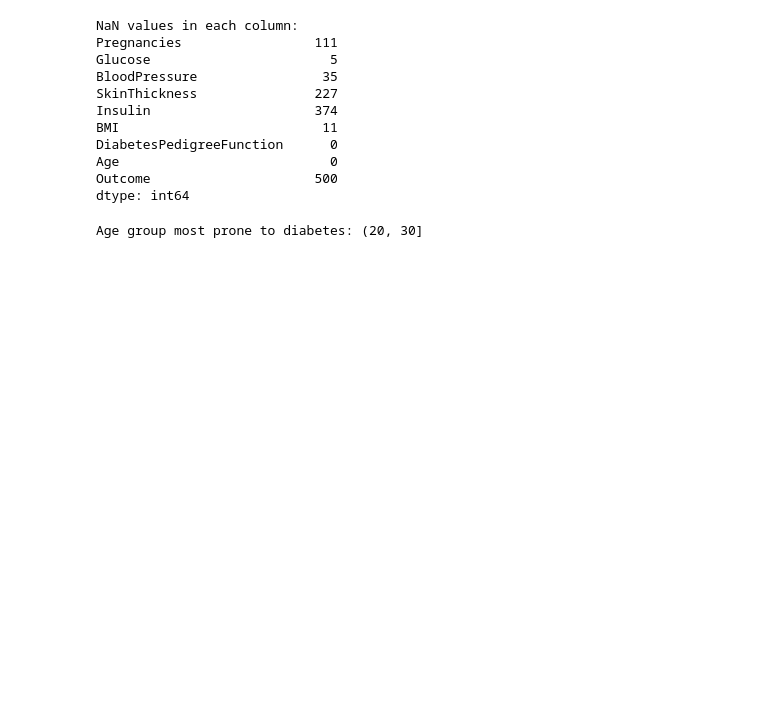
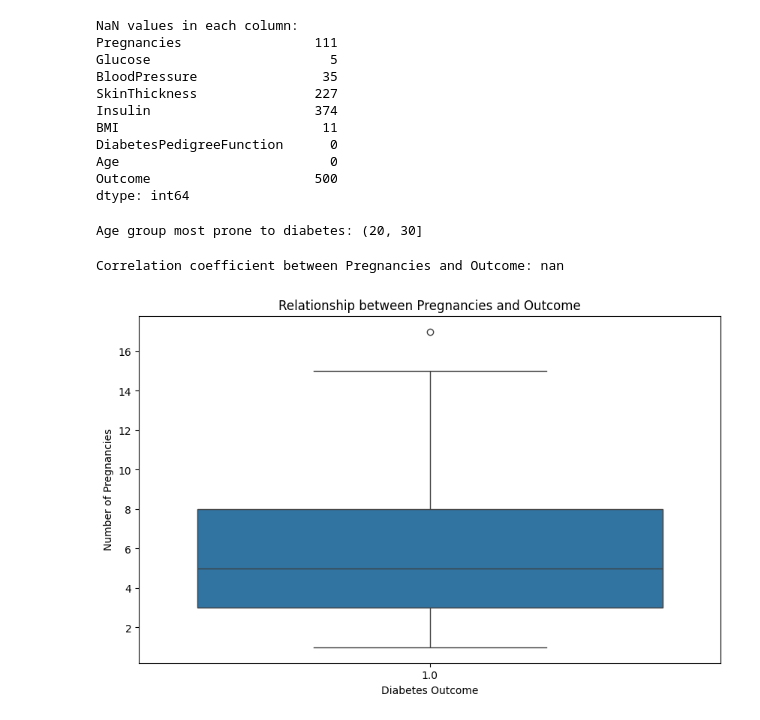
Before and after one commit to qurat-shakeel/Data-Analysis, a Jupyter notebook: Diabetes_dataset.ipynb, the cells around one changed output. Cells and saved outputs as stored; diff of their text form; code cells hidden in the pictures; blank space fills up the shorter version.

Commit message:
box plot

```diff
--- a/Diabetes_dataset.ipynb
+++ b/Diabetes_dataset.ipynb
@@ -163,3 +159,21 @@ max_prone_age_group = age_groups_combined['Diabetes Proportion'].idxmax()
 print("Age group most prone to diabetes:", max_prone_age_group)
 # %% [output]
 Age group most prone to diabetes: (20, 30]
+# %%
+
+import matplotlib.pyplot as plt
+import seaborn as sns
+# Correlation Analysis
+correlation = df['Pregnancies'].corr(df['Outcome'])
+print("Correlation coefficient between Pregnancies and Outcome:", correlation)
+
+# Visualization
+plt.figure(figsize=(10, 6))
+sns.boxplot(x='Outcome', y='Pregnancies', data=df)
+plt.xlabel('Diabetes Outcome')
+plt.ylabel('Number of Pregnancies')
+plt.title('Relationship between Pregnancies and Outcome')
+plt.show()
+# %% [output]
+Correlation coefficient between Pregnancies and Outcome: nan
+[figure, added]
```
Also changed, not shown: parts of 10 cells of this notebook, 1 other file.
